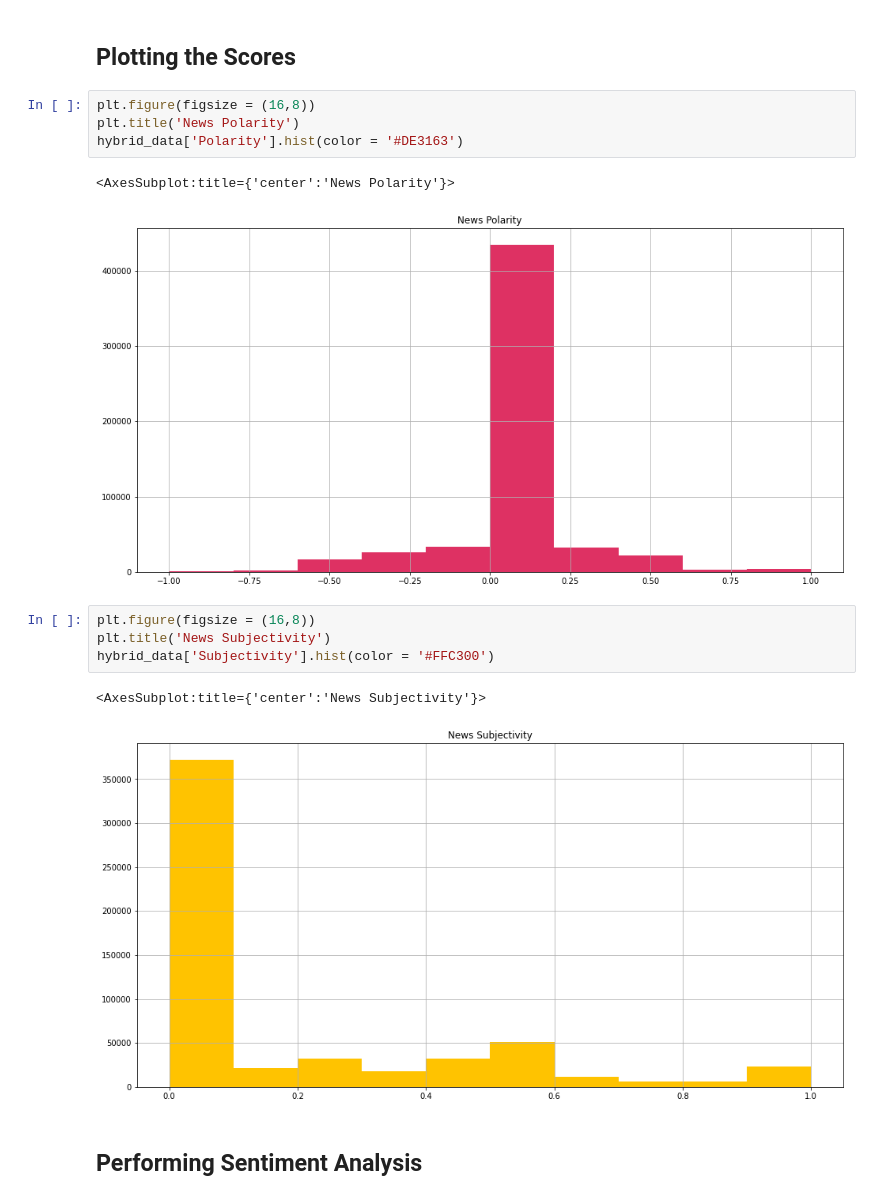
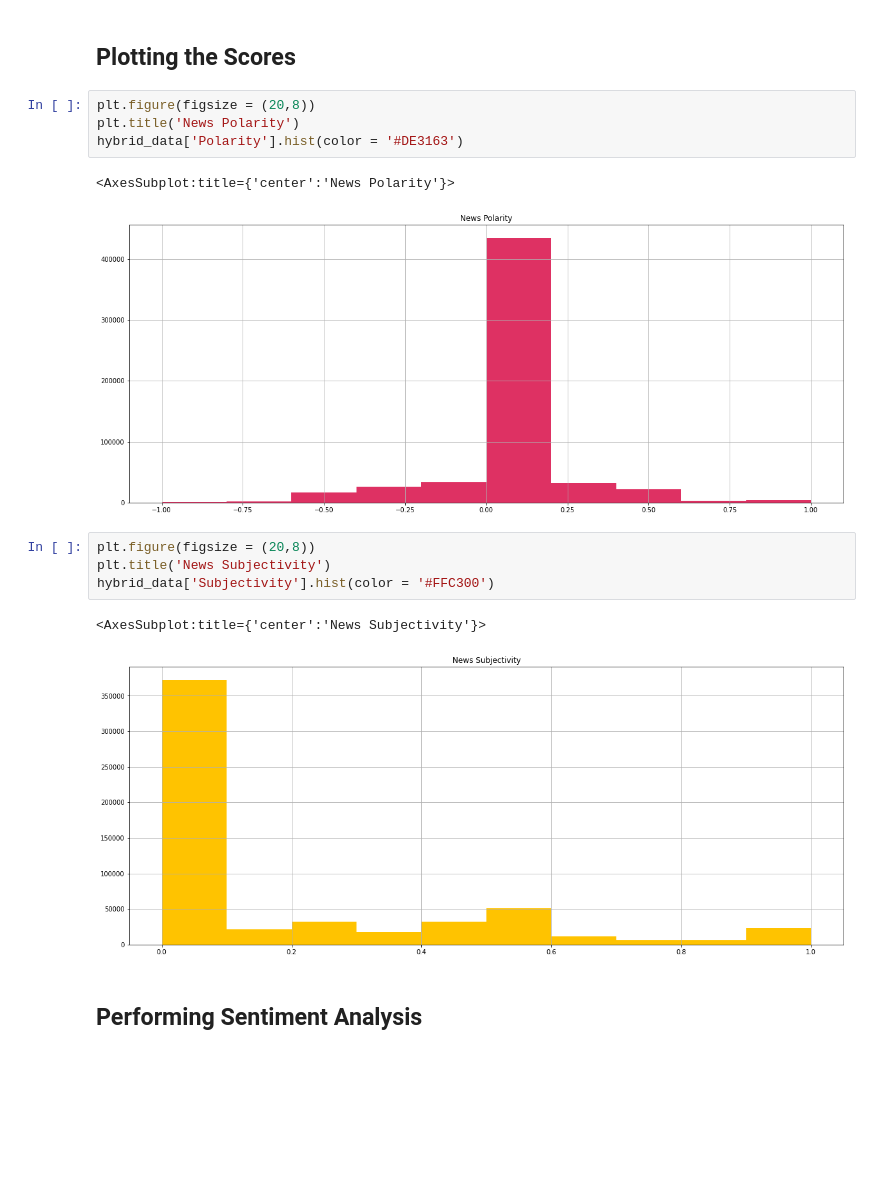
Before and after one commit to Sabyasachi-Seal/StockMarketPrediction, a Jupyter notebook: stockmarketprediction.ipynb, the cells around one changed output. Saved outputs shown, nothing was run; the diff lists cells and outputs as text; blank space fills up the shorter version.

```diff
--- a/stockmarketprediction.ipynb
+++ b/stockmarketprediction.ipynb
@@ -448,19 +445,19 @@ hybrid_data.head()
 # %% [markdown]
 ## Plotting the Scores
 # %%
-plt.figure(figsize = (16,8))
+plt.figure(figsize = (20,8))
 plt.title('News Polarity')
 hybrid_data['Polarity'].hist(color = '#DE3163')
 # %% [output]
 <AxesSubplot:title={'center':'News Polarity'}>
-[figure, old version]
+[figure, new version]
 # %%
-plt.figure(figsize = (16,8))
+plt.figure(figsize = (20,8))
 plt.title('News Subjectivity')
 hybrid_data['Subjectivity'].hist(color = '#FFC300')
 # %% [output]
 <AxesSubplot:title={'center':'News Subjectivity'}>
-[figure, old version]
+[figure, new version]
 # %% [markdown]
 ## Performing Sentiment Analysis
 # %%
```
Also changed, not shown: parts of 14 cells of this notebook.
